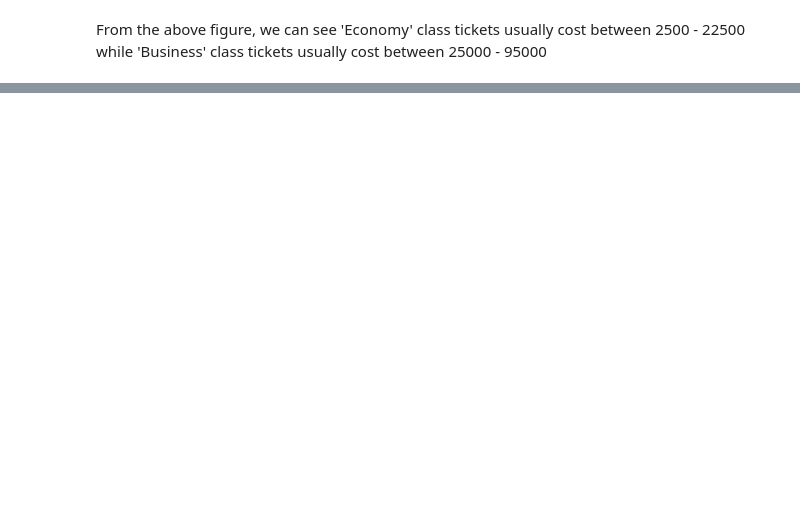
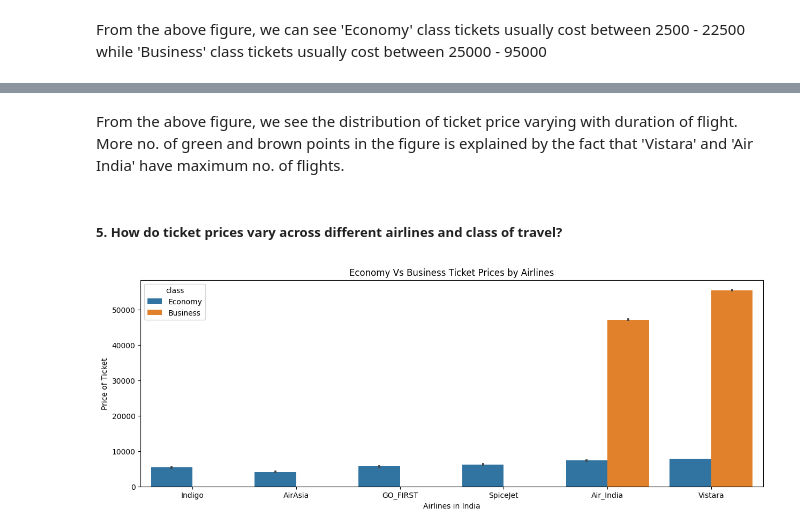
Before and after one commit to amitbudhathoki/Airlines_Data_Analysis, a Jupyter notebook: Airlines data analysis.ipynb, the cells around one changed output, grey strips where cells are left out. Saved outputs shown, nothing was run; the diff lists cells and outputs as text; code cells hidden in the pictures; blank space fills up the shorter version.

```diff
--- a/Airlines data analysis.ipynb
+++ b/Airlines data analysis.ipynb
@@ -94,0 +116,11 @@ From the above figure, we can see 'Economy' class tickets usually cost between 2
+# %% [markdown]
+From the above figure, we see the distribution of ticket price varying with duration of flight. More no. of green and brown points in the figure is explained by the fact that 'Vistara' and 'Air India' have maximum no. of flights.
+# %% [markdown]
+##### 5. How do ticket prices vary across different airlines and class of travel?
+# %%
+plt.figure(figsize=(15,5))
+AS = sns.barplot(x='airline', y='price', hue='class', data = df.sort_values('price'))
+AS.set(xlabel='Airlines in India', ylabel='Price of Ticket', title='Economy Vs Business Ticket Prices by Airlines')
+plt.show(AS)
+# %% [output]
+[figure, added]
```
Also changed, not shown: parts of 8 cells of this notebook.
